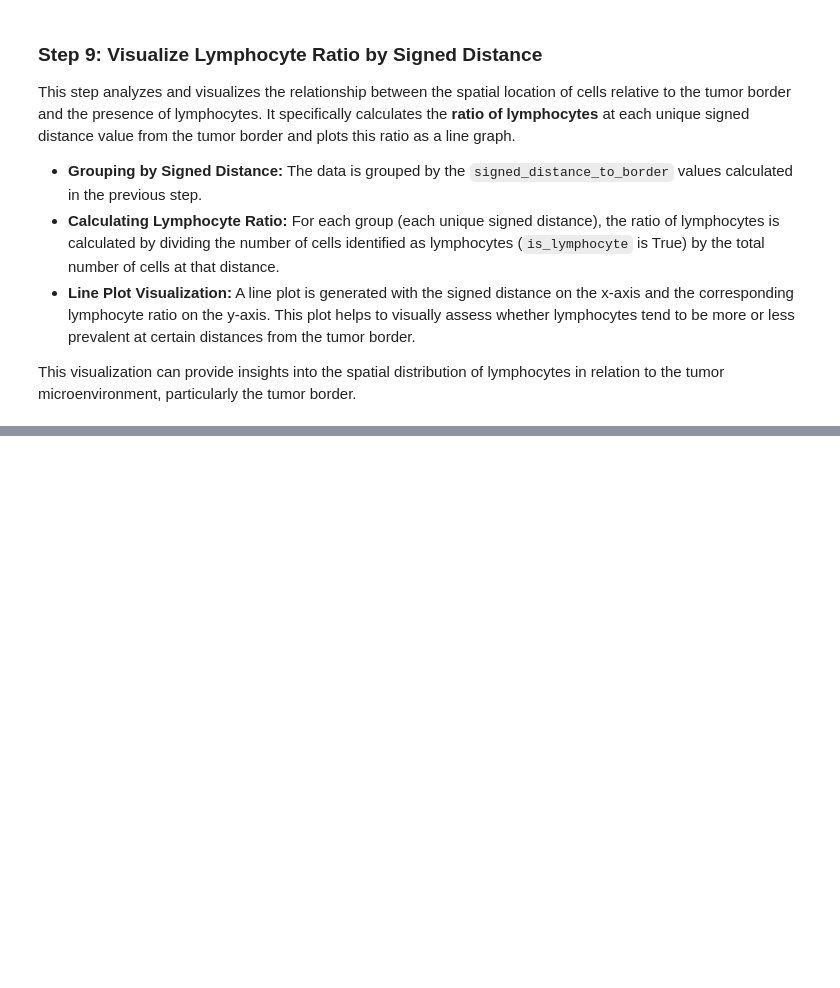
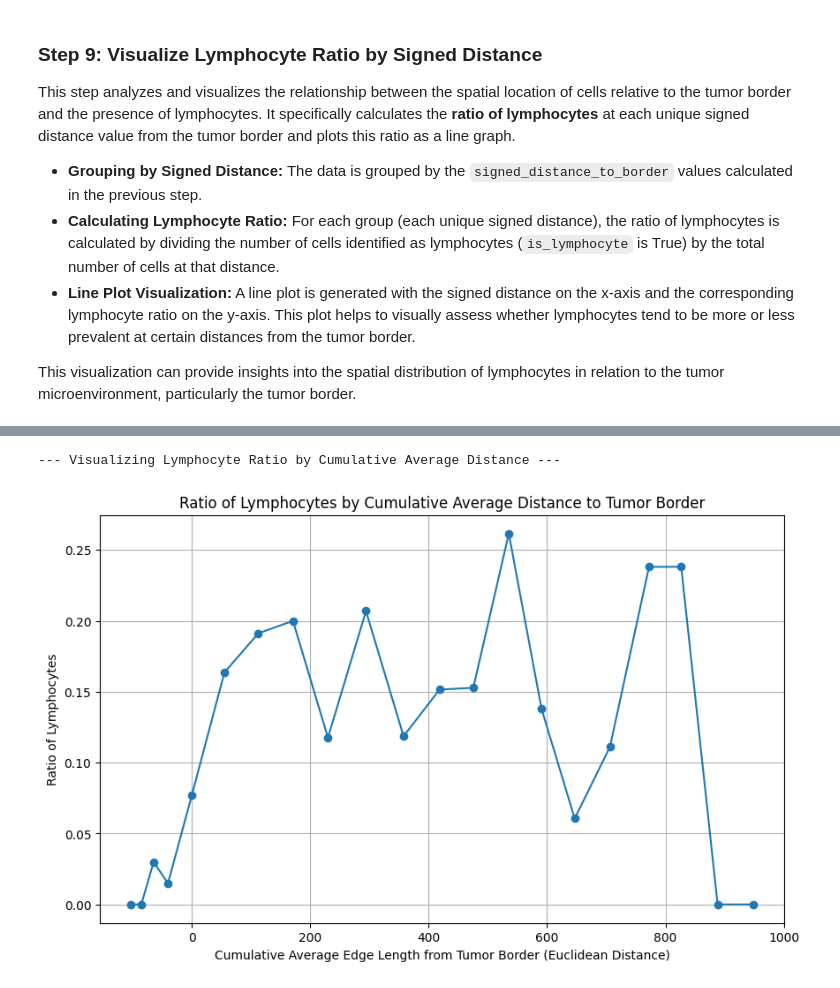
Before and after one commit to huangch/hplot_tutorial, a Jupyter notebook: hplot_tutorial.ipynb, the cells around one changed output, grey strips where cells are left out. Drawn from its saved outputs; the diff is of its cells as text; code cells hidden in the pictures; blank space fills up the shorter version.

```diff
--- a/hplot_tutorial.ipynb
+++ b/hplot_tutorial.ipynb
@@ -963,0 +904,19 @@ plt.show()
+# %%
+# --- Step 9.b: Visualize Lymphocyte Ratio by Cumulative Average Distance ---
+print("\n--- Visualizing Lymphocyte Ratio by Cumulative Average Distance ---")
+
+# Call the function and get the data for plotting
+lymphocyte_ratio_plot_data = calculate_cumulative_avg_distance_lymphocyte_ratio(df_with_distances, filtered_edges_df)
+
+# Step 6: Create the line plot
+plt.figure(figsize=(10, 6))
+plt.plot(lymphocyte_ratio_plot_data['cumulative_avg_edge_length'], lymphocyte_ratio_plot_data['lymphocyte_ratio'], marker='o', linestyle='-')
+
+plt.xlabel('Cumulative Average Edge Length from Tumor Border (Euclidean Distance)')
+plt.ylabel('Ratio of Lymphocytes')
+plt.title('Ratio of Lymphocytes by Cumulative Average Distance to Tumor Border')
+plt.grid(True)
+plt.show()
+# %% [output]
+--- Visualizing Lymphocyte Ratio by Cumulative Average Distance ---
+[figure, added]
```
Also changed, not shown: parts of 11 cells of this notebook.
